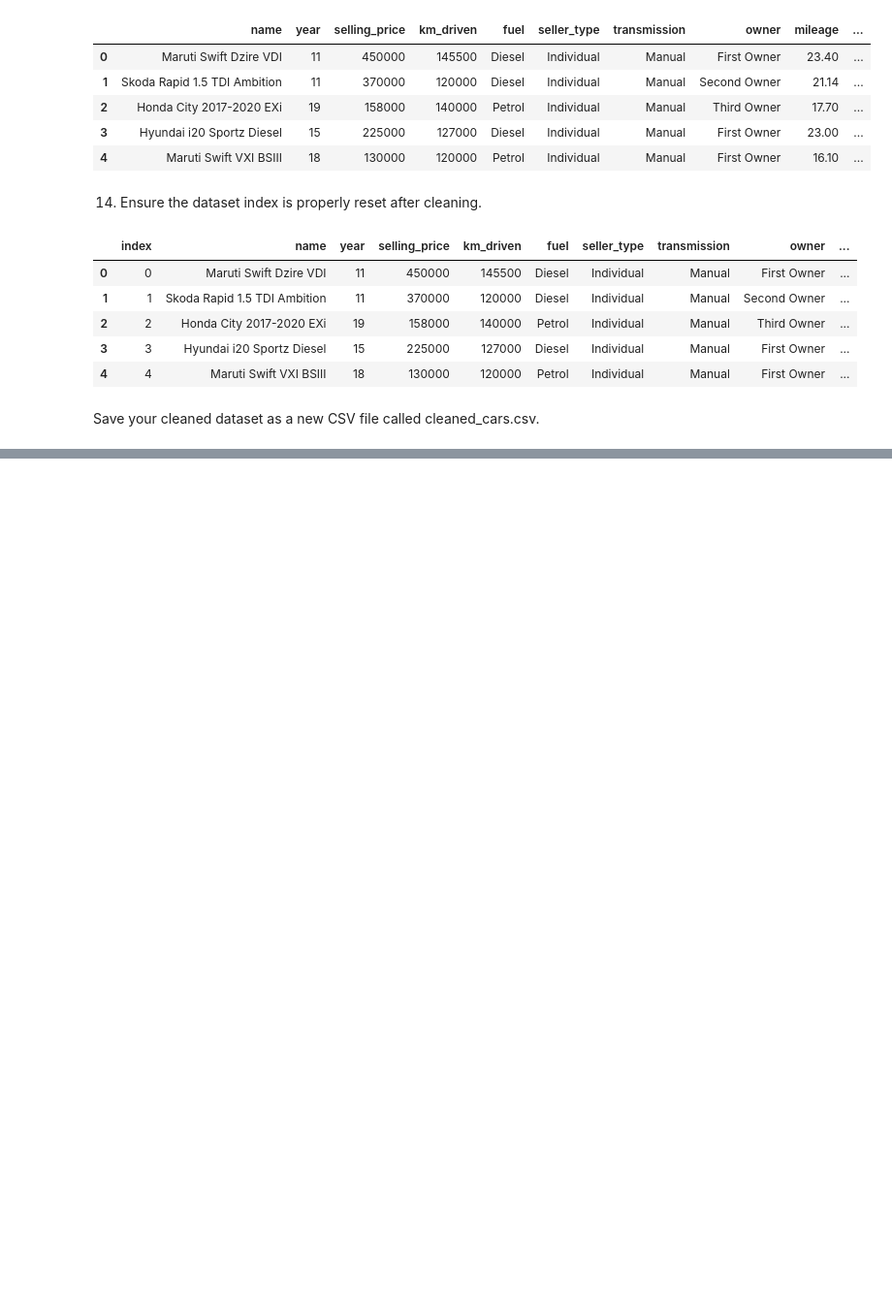
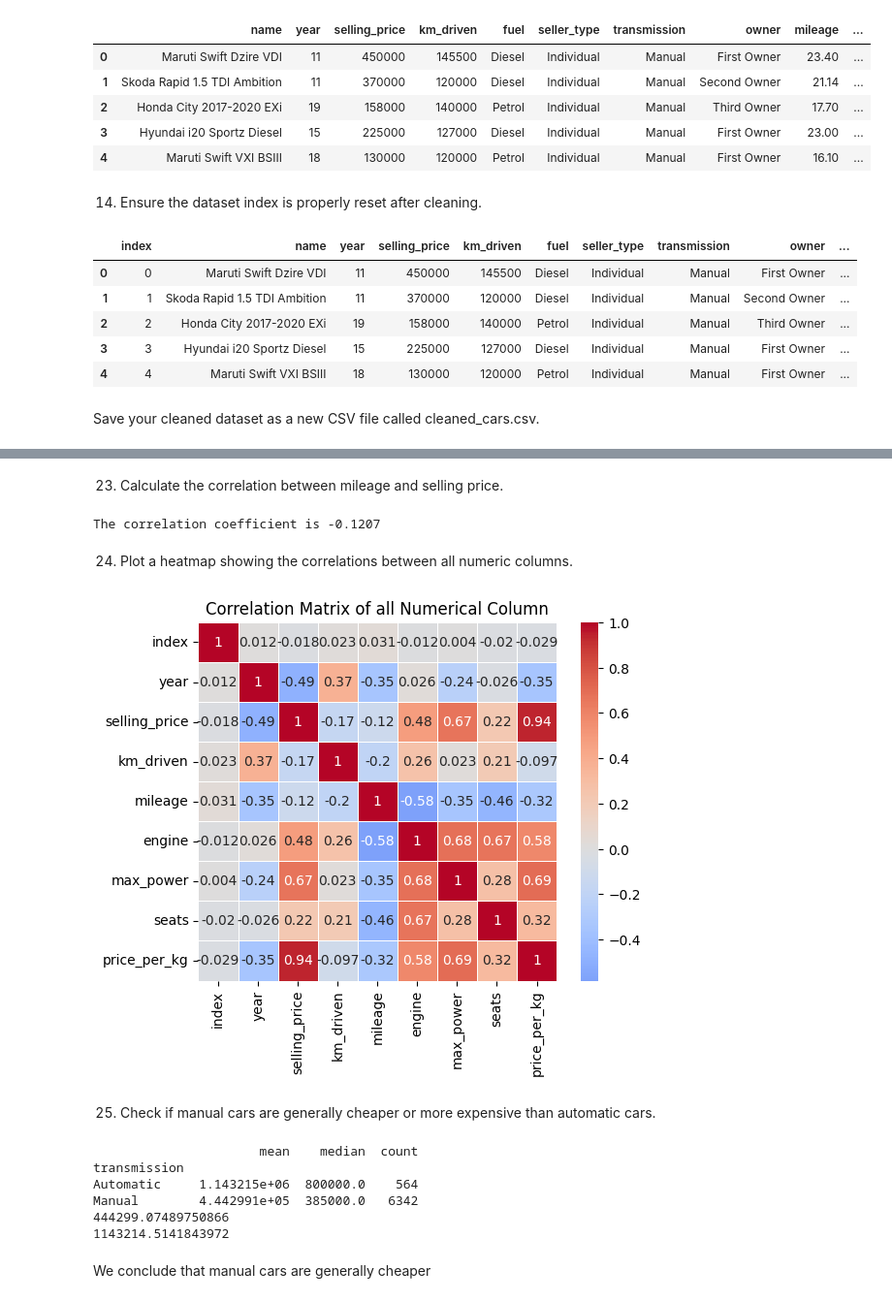
Before and after one commit to Cyrusz55/Car-Price-Prediction, a Jupyter notebook: Book1.ipynb, the cells around one changed output, grey strips where cells are left out. Shown at 97% size. Cells and saved outputs as stored; diff of their text form; code cells hidden in the pictures; blank space fills up the shorter version.

```diff
--- a/Book1.ipynb
+++ b/Book1.ipynb
@@ -368,0 +486,43 @@ df.to_csv('cleaned_cars.csv', index=False)
+# %% [markdown]
+23. Calculate the correlation between mileage and selling price.
+# %%
+correlation = df['mileage'].corr(df['selling_price'])
+print(f"The correlation coefficient is {correlation:.4f}")
+# %% [output]
+The correlation coefficient is -0.1207
+# %% [markdown]
+24. Plot a heatmap showing the correlations between all numeric columns.
+# %%
+import seaborn as sns
+import numpy as np
+numeric_col = df.select_dtypes(include = [np.number]).columns
+correlation_matrix = df[numeric_col].corr()
+
+sns.heatmap(correlation_matrix, annot=True, cmap='coolwarm', center=0,
+            square=True, linewidths=0.5)
+plt.title('Correlation Matrix of all Numerical Column')
+plt.show()
+# %% [output]
+[figure, added]
+# %% [markdown]
+25. Check if manual cars are generally cheaper or more expensive than automatic cars.
+# %%
+# first step, group by either auto or manual
+transmission_group = df.groupby('transmission')
+# find the median, mean and count in each
+transmission_price = transmission_group['selling_price'].agg(['mean', 'median', 'count'])
+print(transmission_price)
+
+manual_average = transmission_price.loc['Manual', 'mean']
+auto_average = transmission_price.loc['Automatic', 'mean']
+print(manual_average)
+print(auto_average)
+# %% [output]
+                      mean    median  count
+transmission
+Automatic     1.143215e+06  800000.0    564
+Manual        4.442991e+05  385000.0   6342
+444299.07489750866
+1143214.5141843972
+# %% [markdown]
+We conclude that manual cars are generally cheaper
```
Also changed, not shown: parts of 16 cells of this notebook.
